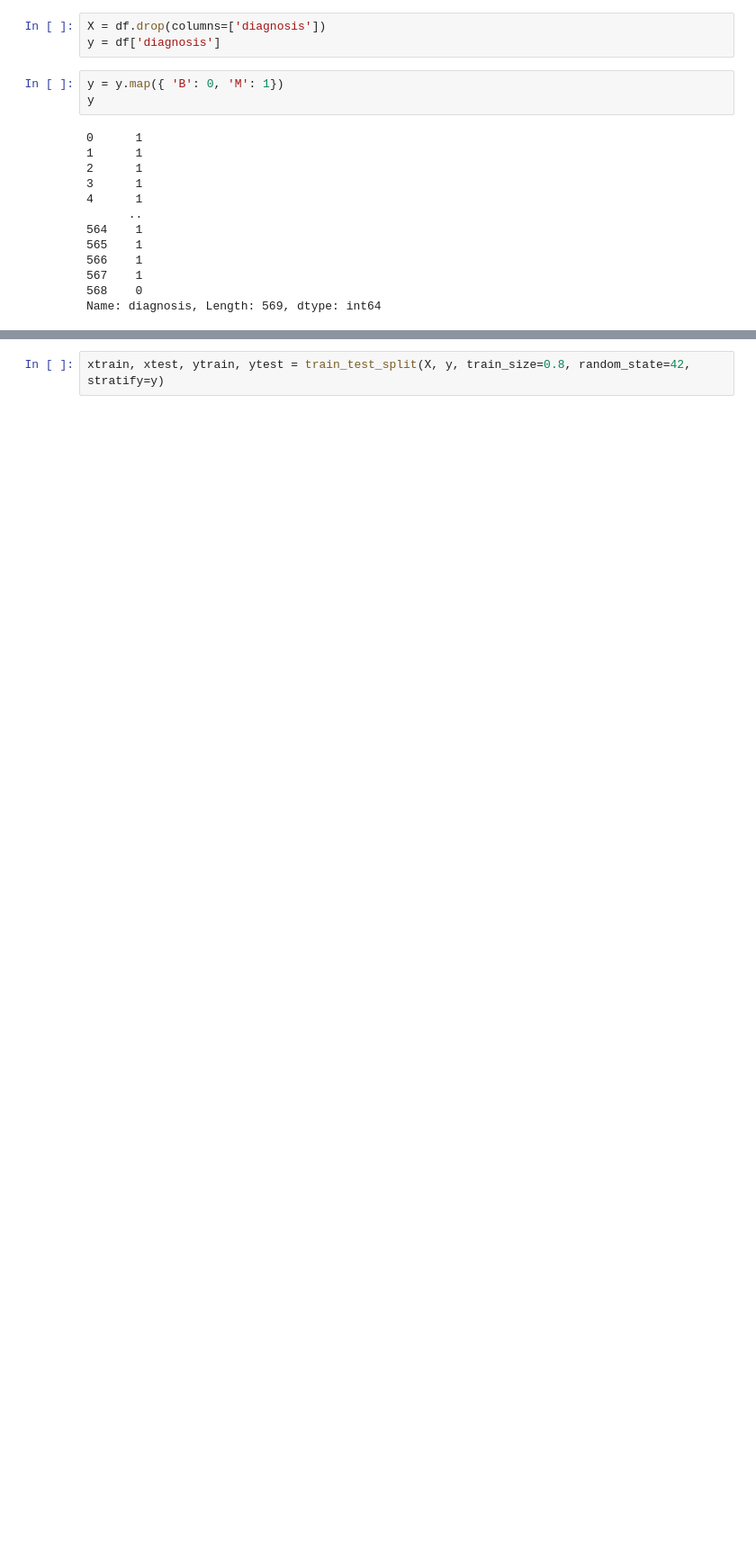
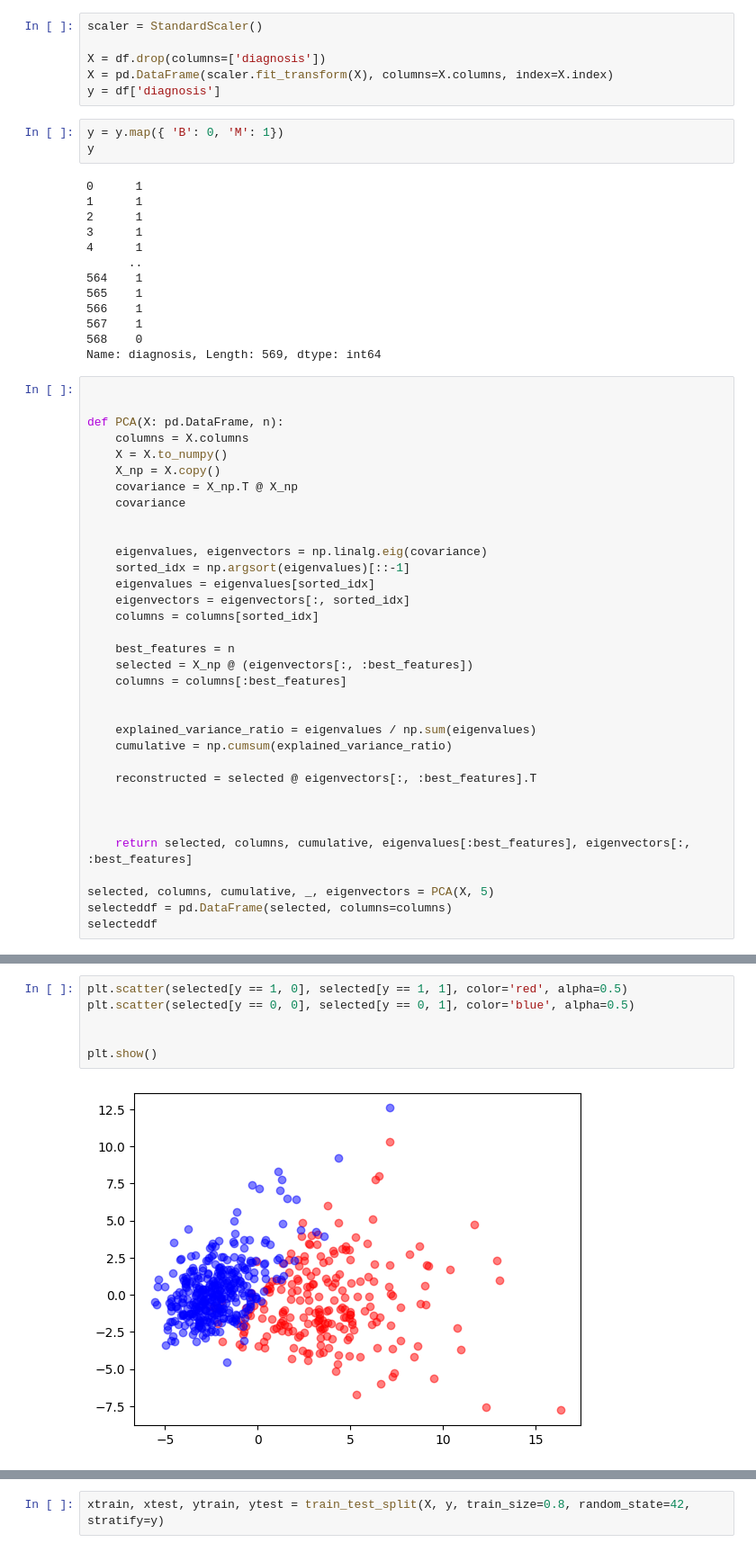
Before and after one commit to itsAnanth/DUK-Data-Analytics, a Jupyter notebook: main.ipynb, the cells around one changed output, grey strips where cells are left out. Shown: that part at 90% size. Saved outputs shown, nothing was run; the diff lists cells and outputs as text; blank space fills up the shorter version.

```diff
--- a/main.ipynb
+++ b/main.ipynb
@@ -98,7 +99,10 @@ Name: proportion, dtype: float64
 <Axes: xlabel='diagnosis', ylabel='count'>
 [figure]
 # %%
+scaler = StandardScaler()
+
 X = df.drop(columns=['diagnosis'])
+X = pd.DataFrame(scaler.fit_transform(X), columns=X.columns, index=X.index)
 y = df['diagnosis']
 # %%
 y = y.map({ 'B': 0, 'M': 1})
@@ -116,3 +120,37 @@ y
 567    1
 568    0
 Name: diagnosis, Length: 569, dtype: int64
+# %%
+
+
+def PCA(X: pd.DataFrame, n):
+    columns = X.columns
+    X = X.to_numpy()
+    X_np = X.copy()
+    covariance = X_np.T @ X_np
+    covariance
+
+
+    eigenvalues, eigenvectors = np.linalg.eig(covariance)
+    sorted_idx = np.argsort(eigenvalues)[::-1]
+    eigenvalues = eigenvalues[sorted_idx]
+    eigenvectors = eigenvectors[:, sorted_idx]
+    columns = columns[sorted_idx]
+
+    best_features = n
+    selected = X_np @ (eigenvectors[:, :best_features])
+    columns = columns[:best_features]
+
+
+    explained_variance_ratio = eigenvalues / np.sum(eigenvalues)
+    cumulative = np.cumsum(explained_variance_ratio)
+
+    reconstructed = selected @ eigenvectors[:, :best_features].T
+
+
+
+    return selected, columns, cumulative, eigenvalues[:best_features], eigenvectors[:, :best_features]
+
+selected, columns, cumulative, _, eigenvectors = PCA(X, 5)
+selecteddf = pd.DataFrame(selected, columns=columns)
+selecteddf
@@ -118,0 +187,8 @@ Name: diagnosis, Length: 569, dtype: int64
+# %%
+plt.scatter(selected[y == 1, 0], selected[y == 1, 1], color='red', alpha=0.5)
+plt.scatter(selected[y == 0, 0], selected[y == 0, 1], color='blue', alpha=0.5)
+
+
+plt.show()
+# %% [output]
+[figure, added]
```
Also changed, not shown: parts of 13 cells of this notebook, 9 other files.
